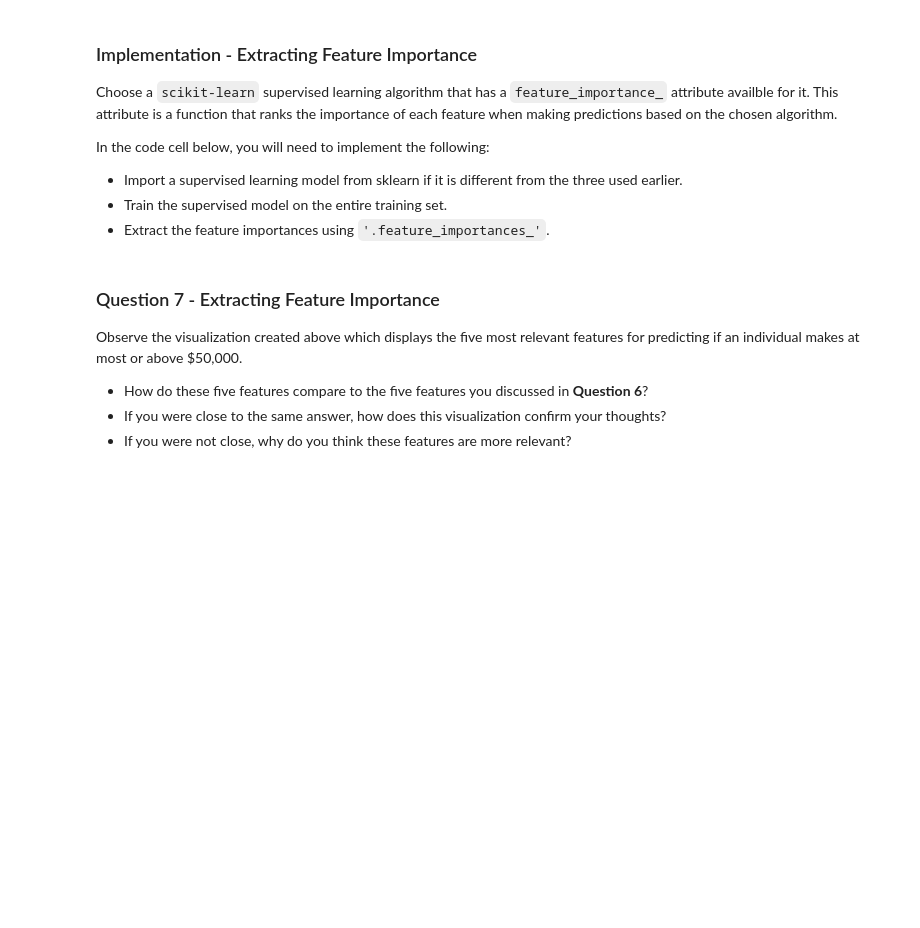
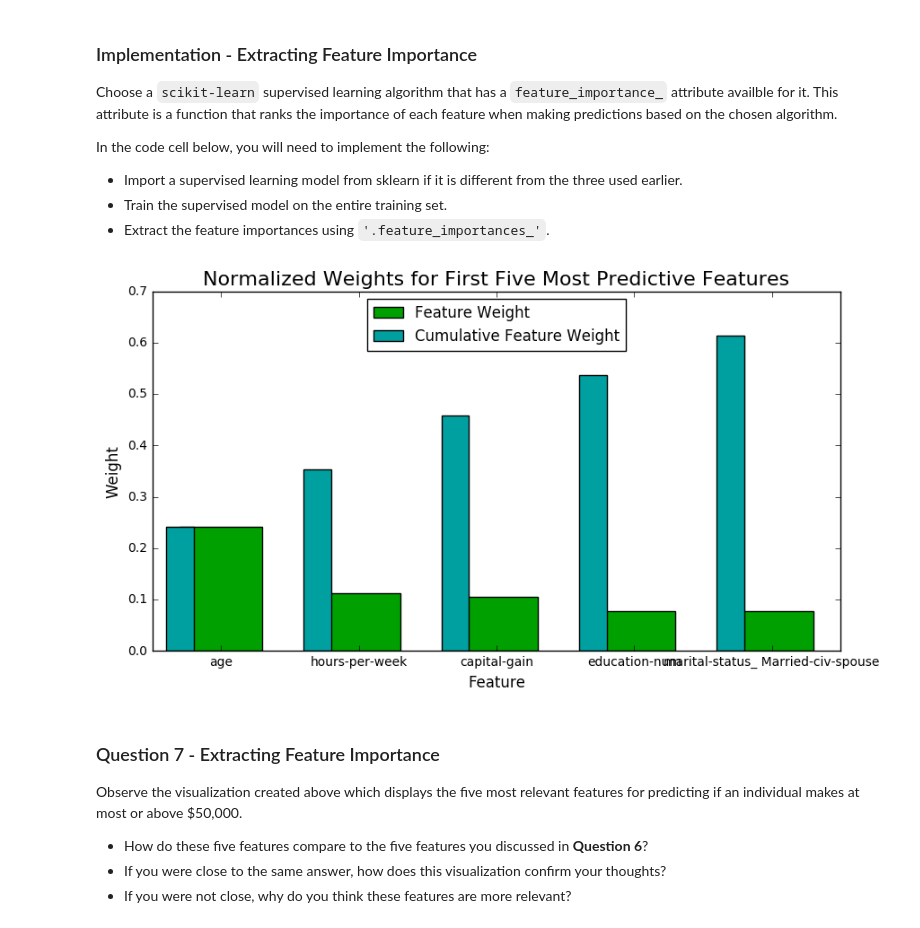
Before and after one commit to hueykwik/machine-learning, a Jupyter notebook: projects/finding_donors/finding_donors.ipynb, the cells around one changed output. Cells and saved outputs as stored; diff of their text form; code cells hidden in the pictures; blank space fills up the shorter version.

Commit message:
Add extracting feature importance.

```diff
--- a/projects/finding_donors/finding_donors.ipynb
+++ b/projects/finding_donors/finding_donors.ipynb
@@ -557,15 +577,17 @@ In the code cell below, you will need to implement the following:
 # %%
 # TODO: Import a supervised learning model that has 'feature_importances_'
 
-
+clf = RandomForestClassifier(random_state=10)
 # TODO: Train the supervised model on the training set using .fit(X_train, y_train)
-model = None
+model = clf.fit(X_train, y_train)
 
 # TODO: Extract the feature importances using .feature_importances_
-importances = None
+importances = model.feature_importances_
 
 # Plot
 vs.feature_plot(importances, X_train, y_train)
+# %% [output]
+[figure, added]
 # %% [markdown]
 ### Question 7 - Extracting Feature Importance
 
```
Also changed, not shown: parts of 6 cells of this notebook.
